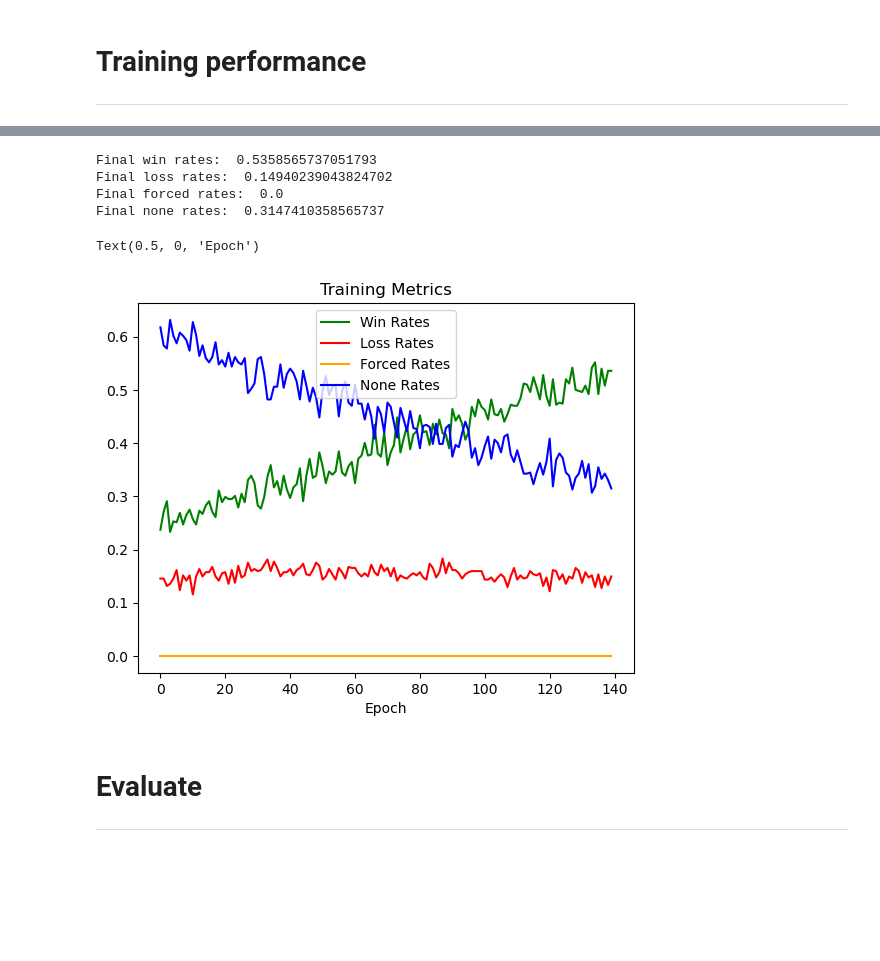
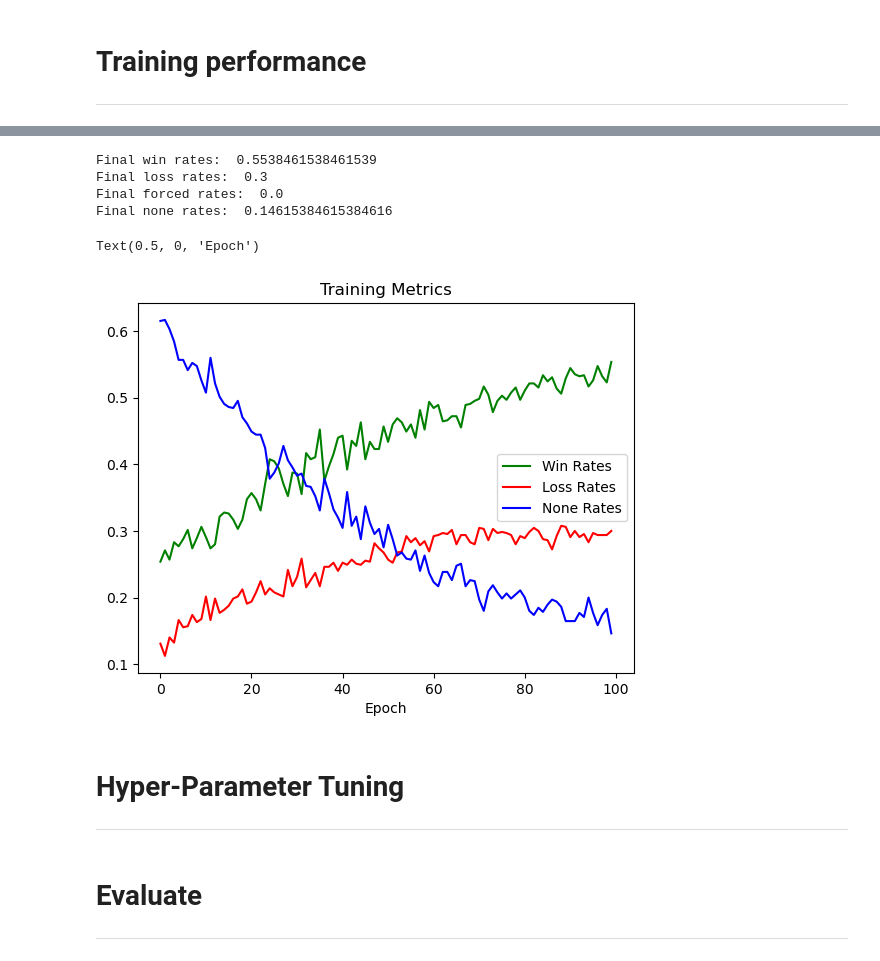
Before and after one commit to alexandrosdp/PairsTrading, a Jupyter notebook: deep_q_learning_improved.ipynb, the cells around one changed output, grey strips where cells are left out. Drawn from its saved outputs; the diff is of its cells as text; code cells hidden in the pictures; blank space fills up the shorter version.

```diff
--- a/deep_q_learning_improved.ipynb
+++ b/deep_q_learning_improved.ipynb
@@ -167,7 +167,7 @@ prices_out_of_sample
 
 #prices_train = prices.loc['2024-01-01 00:00:00':'2024-04-30 23:55:00'] #January training data
 
-prices_train = prices.loc['2024-01-01 00:00:00':'2024-04-30 23:55:00'] #January training data
+prices_train = prices.loc['2024-01-01 00:00:00':'2024-05-30 23:55:00'] #January training data
 
 #Only use the first month of prices for now
 # start_date = pd.to_datetime('2024-01-01 00:00:00')
@@ -238,7 +238,7 @@ plt.legend()
 # %%
 
 #prices_val = prices.loc['2024-05-01 00:00:00':'2024-05-31 23:55:00'] #May val data
-prices_val = prices.loc['2024-05-01 00:00:00':'2024-05-30 23:55:00'] #May val data
+prices_val = prices.loc['2024-06-01 00:00:00':'2024-06-30 23:55:00'] #May val data
 
 
 #Only use the first month of prices for now
@@ -433,0 +436,6 @@ Epoch 140 | AvgReward: 0.15 | Epsilon: 0.496
+# %%
+lr_best, batch_size_best, hidden_dim_best, gamma_best, epsilon_decay_best, tau_best = best_params.values()
+
+print(f"Best reward: {best_reward}")
+print(f"Best hyperparameters: {best_params}")
+# Train the DQN agent with the best hyperparameters
@@ -434,3 +445,30 @@ Epoch 140 | AvgReward: 0.15 | Epsilon: 0.496
+# %%
+
+online_net, replay_buffer,epoch_loss_history, reward_history,validation_reward_history,training_metrics = train_dqn(
+                                                                                        zscore_series_train,
+                                                                                        prices_train,
+                                                                                        beta_series_train,
+                                                                                        zscore_series_val,
+                                                                                        prices_val,
+                                                                                        beta_series_val,
+                                                                                        initial_capital,
+                                                                                        tx_cost,
+                                                                                        entry_stop_pairs,
+                                                                                        num_epochs=num_epochs,
+                                                                                        batch_size=batch_size_best,
+                                                                                        gamma = gamma_best,
+                                                                                        lr = lr_best,
+                                                                                        epsilon_start = 1,
+                                                                                        epsilon_end = 0.01,
+                                                                                        epsilon_decay = epsilon_decay_best,
+                                                                                        replay_capacity = 1000,
+                                                                                        target_update_freq = 10,
+                                                                                        hidden_dim = hidden_dim_best,
+                                                                                        tau= tau_best,
+                                                                                        )
+
+# Save the trained model
+torch.save(online_net.state_dict(), 'dqn_model.pth')
 # %%
 entry_stop_pairs_extended = [(1, 2), (2, 3),(3, 4),(4,5),(5,6),(6,7),(7,8),(8,9),(9,10)]
 # %% [markdown]
@@ -635,27 +673,30 @@ plt.show()
 # %%
 win_rates = training_metrics['win_rates']
 loss_rates = training_metrics['loss_rates']
 forced_rates = training_metrics['forced_rates']
 none_rates = training_metrics['no_trade_rates']
 
 print("Final win rates: ", win_rates[-1])
 print("Final loss rates: ", loss_rates[-1])
 print("Final forced rates: ", forced_rates[-1])
 print("Final none rates: ", none_rates[-1])
 
 
 plt.plot(win_rates, color = 'green',label = 'Win Rates')
 plt.plot(loss_rates, color = 'red', label = 'Loss Rates')
-plt.plot(forced_rates, color = 'orange', label = 'Forced Rates')
+#plt.plot(forced_rates, color = 'orange', label = 'Forced Rates')
 plt.plot(none_rates, color = 'blue', label = 'None Rates')
 
 plt.legend()
 plt.title('Training Metrics')
 plt.xlabel('Epoch')
 # %% [output]
-Final win rates:  0.5358565737051793
-Final loss rates:  0.14940239043824702
+Final win rates:  0.5538461538461539
+Final loss rates:  0.3
 Final forced rates:  0.0
-Final none rates:  0.3147410358565737
+Final none rates:  0.14615384615384616
 Text(0.5, 0, 'Epoch')
-[figure, old version]
+[figure, new version]
+# %% [markdown]
+# Hyper-Parameter Tuning
+---
```
Also changed, not shown: parts of 24 cells of this notebook, 3 other files.
